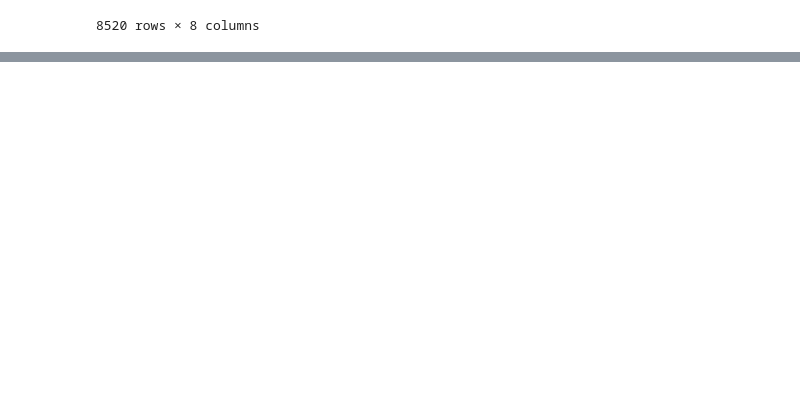
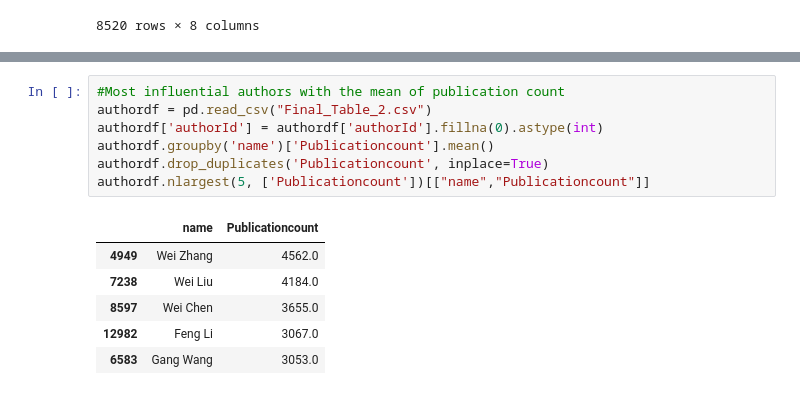
Before and after one commit to manishareddynarayan/Akshitha_INFO5731_Spring2020, a Jupyter notebook: Extracting_csv.ipynb, the cells around one changed output, grey strips where cells are left out. Drawn from its saved outputs; the diff is of its cells as text; blank space fills up the shorter version.

```diff
--- a/Extracting_csv.ipynb
+++ b/Extracting_csv.ipynb
@@ -364,0 +792,14 @@ df1
+# %%
+#Most influential authors with the mean of publication count
+authordf = pd.read_csv("Final_Table_2.csv")
+authordf['authorId'] = authordf['authorId'].fillna(0).astype(int)
+authordf.groupby('name')['Publicationcount'].mean()
+authordf.drop_duplicates('Publicationcount', inplace=True)
+authordf.nlargest(5, ['Publicationcount'])[["name","Publicationcount"]]
+# %% [output]
+|  | name | Publicationcount |
+| 4949 | Wei Zhang | 4562.0 |
+| 7238 | Wei Liu | 4184.0 |
+| 8597 | Wei Chen | 3655.0 |
+| 12982 | Feng Li | 3067.0 |
+| 6583 | Gang Wang | 3053.0 |
```
Also changed, not shown: parts of 24 cells of this notebook.
